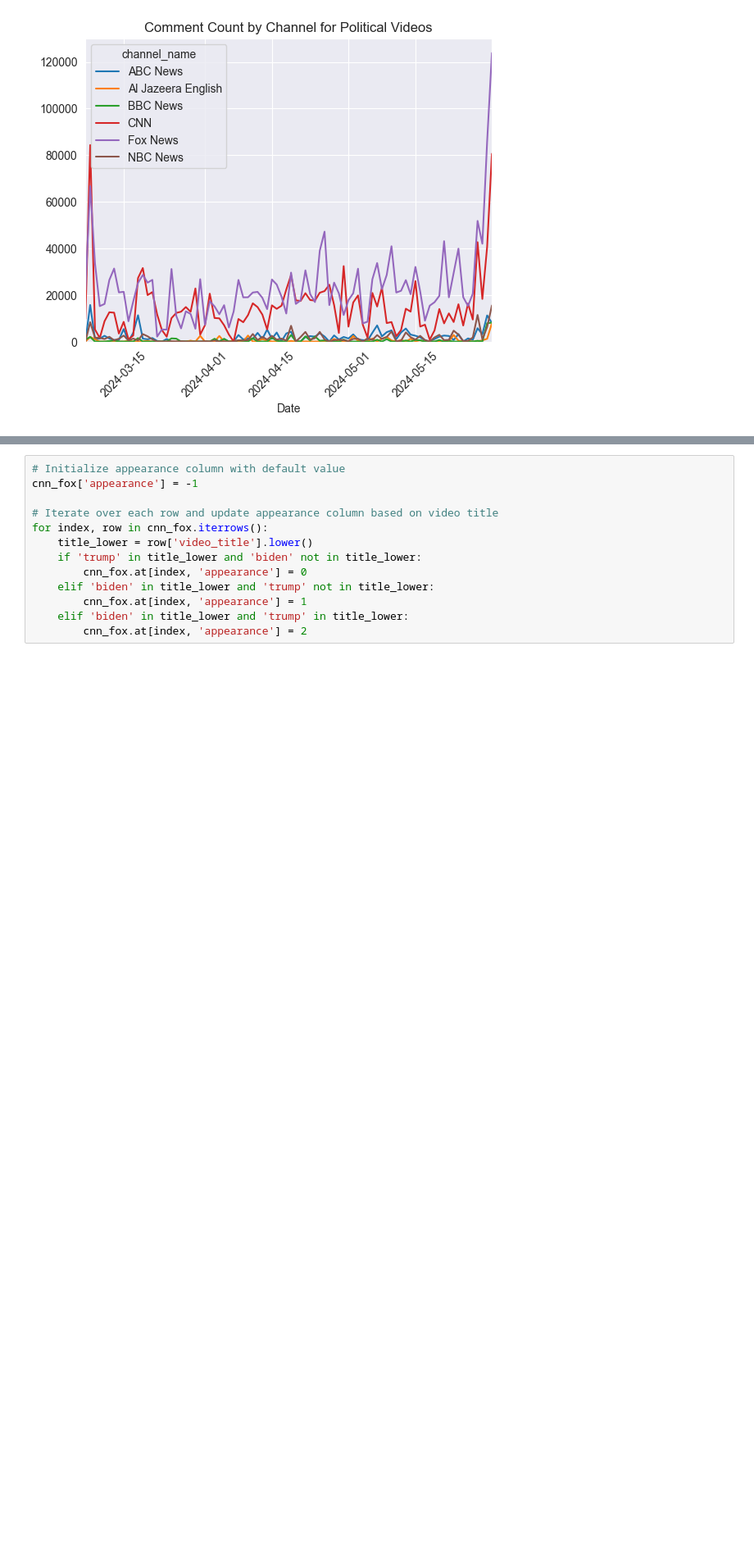
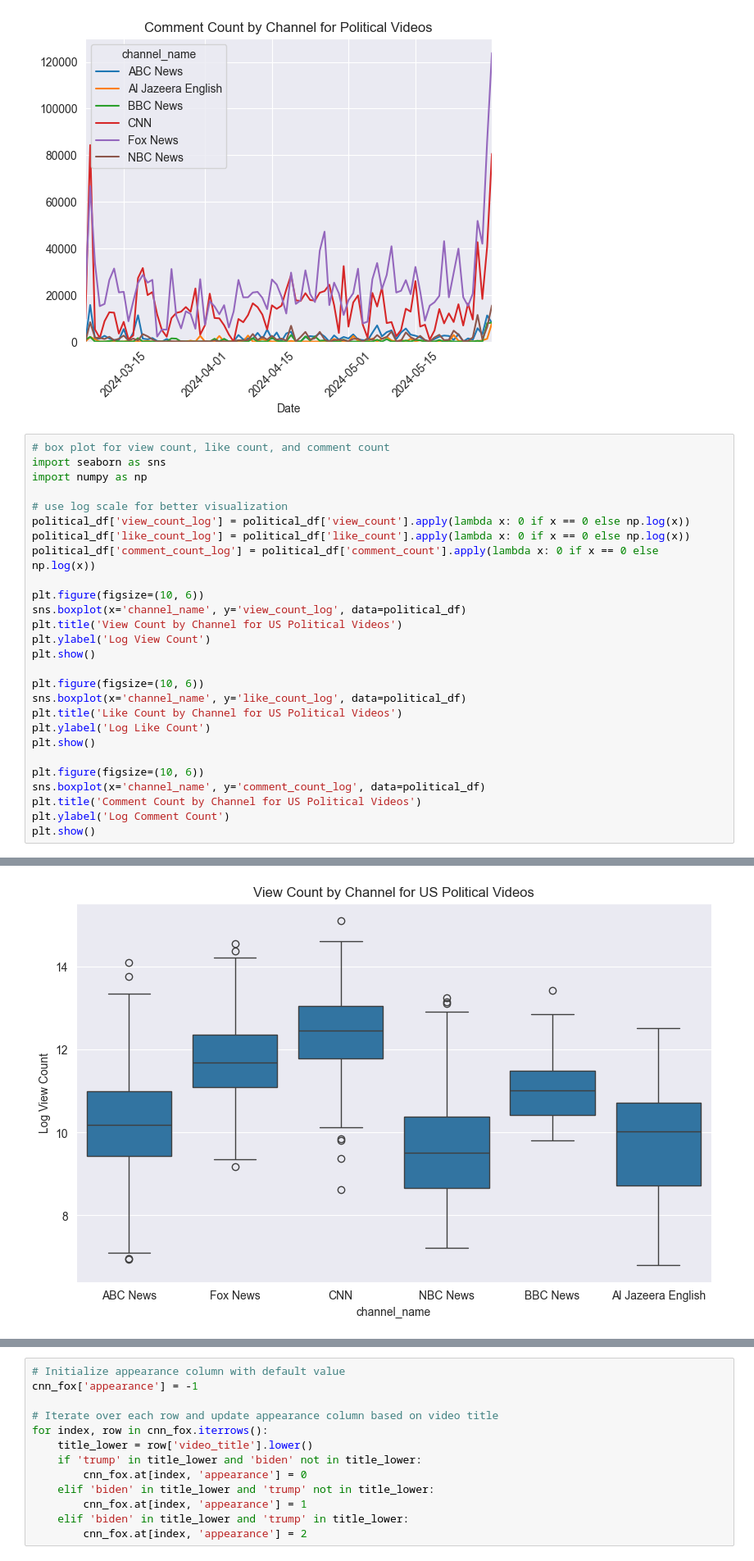
Before and after one commit to tyrionhuu/YouTube_Data_Science, a Jupyter notebook: time_series/src/video_statistics.ipynb, the cells around one changed output, grey strips where cells are left out. Shown at 82% size. Cells and saved outputs as stored; diff of their text form; blank space fills up the shorter version.

```diff
--- a/time_series/src/video_statistics.ipynb
+++ b/time_series/src/video_statistics.ipynb
@@ -130,3 +160,31 @@ plt.show()
 [figure]
 <Figure size 1000x600 with 0 Axes>
 [figure]
+# %%
+# box plot for view count, like count, and comment count
+import seaborn as sns
+import numpy as np
+
+# use log scale for better visualization
+political_df['view_count_log'] = political_df['view_count'].apply(lambda x: 0 if x == 0 else np.log(x))
+political_df['like_count_log'] = political_df['like_count'].apply(lambda x: 0 if x == 0 else np.log(x))
+political_df['comment_count_log'] = political_df['comment_count'].apply(lambda x: 0 if x == 0 else np.log(x))
+
+plt.figure(figsize=(10, 6))
+sns.boxplot(x='channel_name', y='view_count_log', data=political_df)
+plt.title('View Count by Channel for US Political Videos')
+plt.ylabel('Log View Count')
+plt.show()
+
+plt.figure(figsize=(10, 6))
+sns.boxplot(x='channel_name', y='like_count_log', data=political_df)
+plt.title('Like Count by Channel for US Political Videos')
+plt.ylabel('Log Like Count')
+plt.show()
+
+plt.figure(figsize=(10, 6))
+sns.boxplot(x='channel_name', y='comment_count_log', data=political_df)
+plt.title('Comment Count by Channel for US Political Videos')
+plt.ylabel('Log Comment Count')
+plt.show()
+# %% [output]
@@ -132,0 +206 @@ plt.show()
+[figure, added]
```
Also changed, not shown: parts of 6 cells of this notebook.
